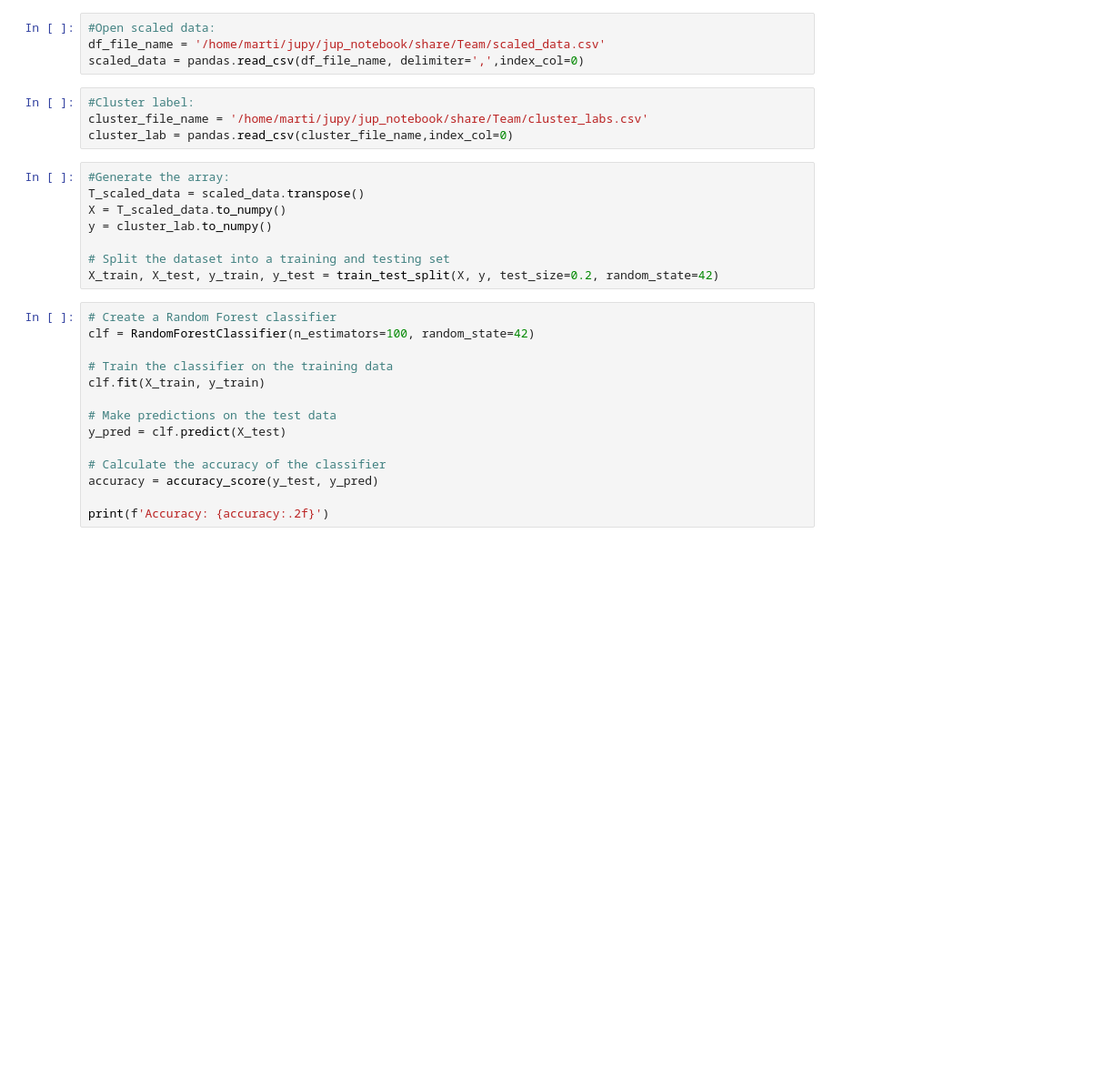
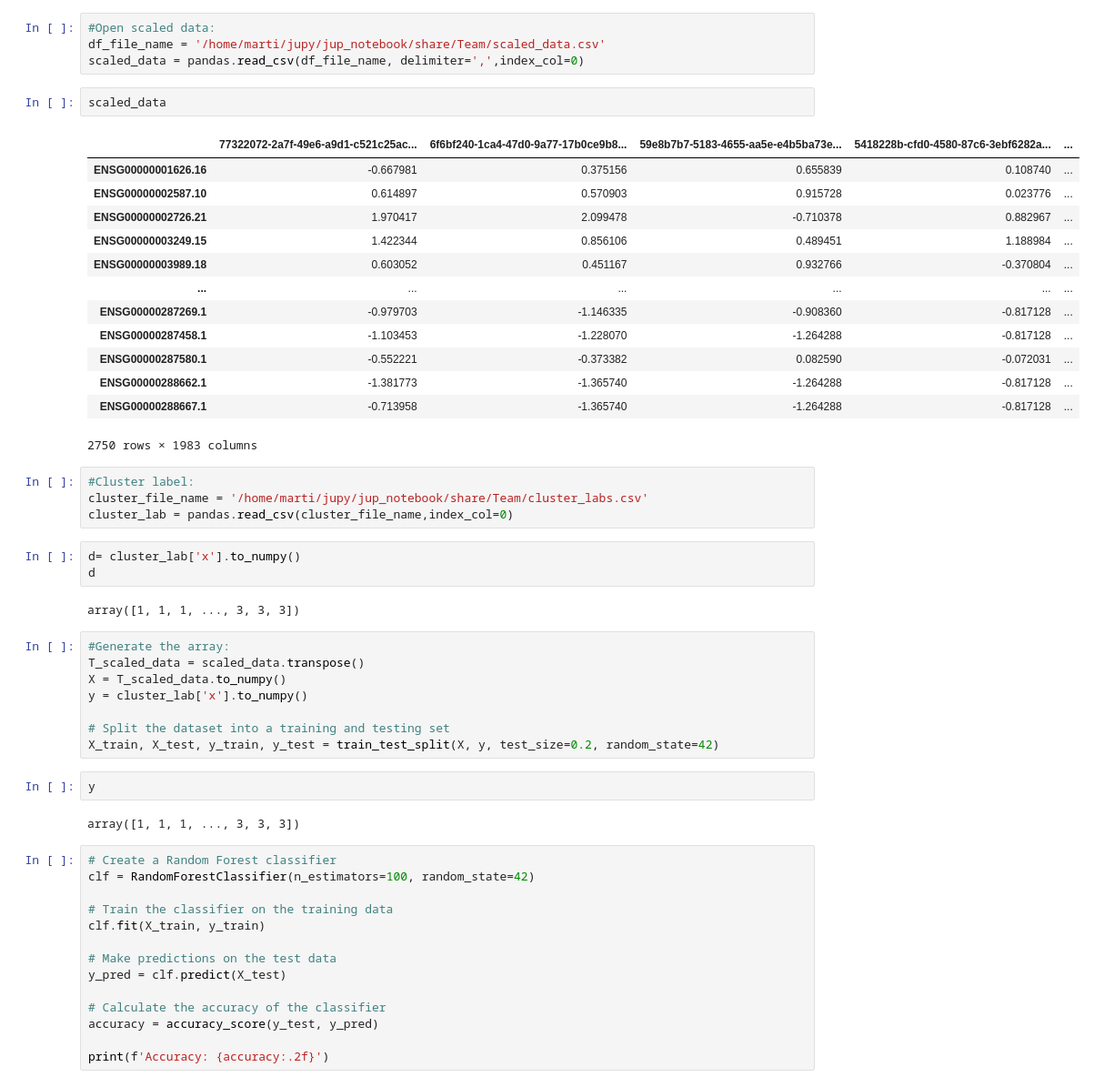
Before and after one commit to martipuchal/Advanced_Bioinformatic, a Jupyter notebook: Random_forest.ipynb, the cells around one changed output. Shown at 91% size. Saved outputs shown, nothing was run; the diff lists cells and outputs as text; blank space fills up the shorter version.

```diff
--- a/Random_forest.ipynb
+++ b/Random_forest.ipynb
@@ -9,18 +9,43 @@ import matplotlib.pyplot
 #Open scaled data:
 df_file_name = '/home/marti/jupy/jup_notebook/share/Team/scaled_data.csv'
 scaled_data = pandas.read_csv(df_file_name, delimiter=',',index_col=0)
+# %%
+scaled_data
+# %% [output]
+|  | 77322072-2a7f-49e6-a9d1-c521c25ac... | 6f6bf240-1ca4-47d0-9a77-17b0ce9b8... | 59e8b7b7-5183-4655-aa5e-e4b5ba73e... | 5418228b-cfd0-4580-87c6-3ebf6282a... | ... |
+| ENSG00000001626.16 | -0.667981 | 0.375156 | 0.655839 | 0.108740 | ... |
+| ENSG00000002587.10 | 0.614897 | 0.570903 | 0.915728 | 0.023776 | ... |
+| ENSG00000002726.21 | 1.970417 | 2.099478 | -0.710378 | 0.882967 | ... |
+| ENSG00000003249.15 | 1.422344 | 0.856106 | 0.489451 | 1.188984 | ... |
+| ENSG00000003989.18 | 0.603052 | 0.451167 | 0.932766 | -0.370804 | ... |
+| ... | ... | ... | ... | ... | ... |
+| ENSG00000287269.1 | -0.979703 | -1.146335 | -0.908360 | -0.817128 | ... |
+| ENSG00000287458.1 | -1.103453 | -1.228070 | -1.264288 | -0.817128 | ... |
+| ENSG00000287580.1 | -0.552221 | -0.373382 | 0.082590 | -0.072031 | ... |
+| ENSG00000288662.1 | -1.381773 | -1.365740 | -1.264288 | -0.817128 | ... |
+| ENSG00000288667.1 | -0.713958 | -1.365740 | -1.264288 | -0.817128 | ... |
+2750 rows × 1983 columns
 # %%
 #Cluster label:
 cluster_file_name = '/home/marti/jupy/jup_notebook/share/Team/cluster_labs.csv'
 cluster_lab = pandas.read_csv(cluster_file_name,index_col=0)
+# %%
+d= cluster_lab['x'].to_numpy()
+d
+# %% [output]
+array([1, 1, 1, ..., 3, 3, 3])
 # %%
 #Generate the array:
 T_scaled_data = scaled_data.transpose()
 X = T_scaled_data.to_numpy()
-y = cluster_lab.to_numpy()
+y = cluster_lab['x'].to_numpy()
 
 # Split the dataset into a training and testing set
 X_train, X_test, y_train, y_test = train_test_split(X, y, test_size=0.2, random_state=42)
+# %%
+y
+# %% [output]
+array([1, 1, 1, ..., 3, 3, 3])
 # %%
 # Create a Random Forest classifier
 clf = RandomForestClassifier(n_estimators=100, random_state=42)
```
Also changed, not shown: parts of 10 cells of this notebook.
